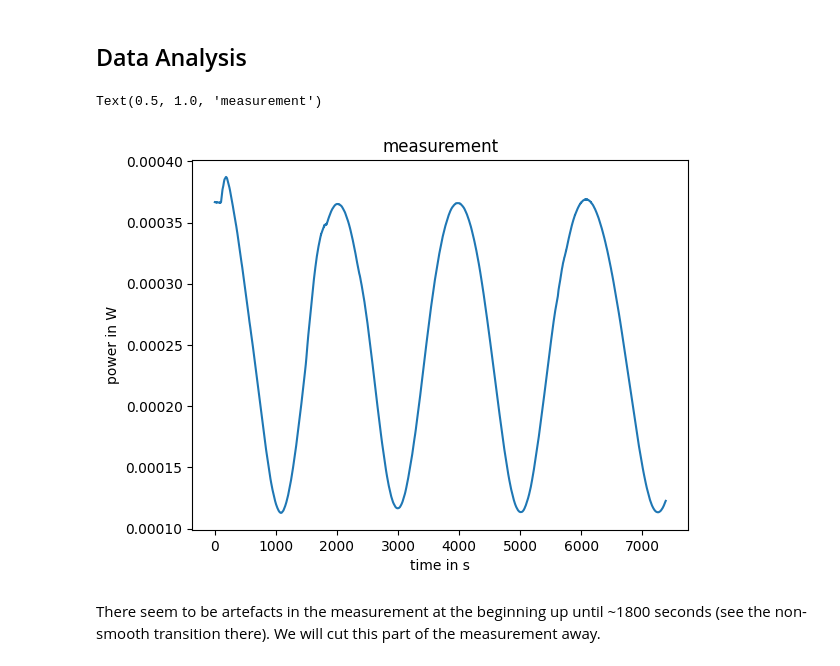
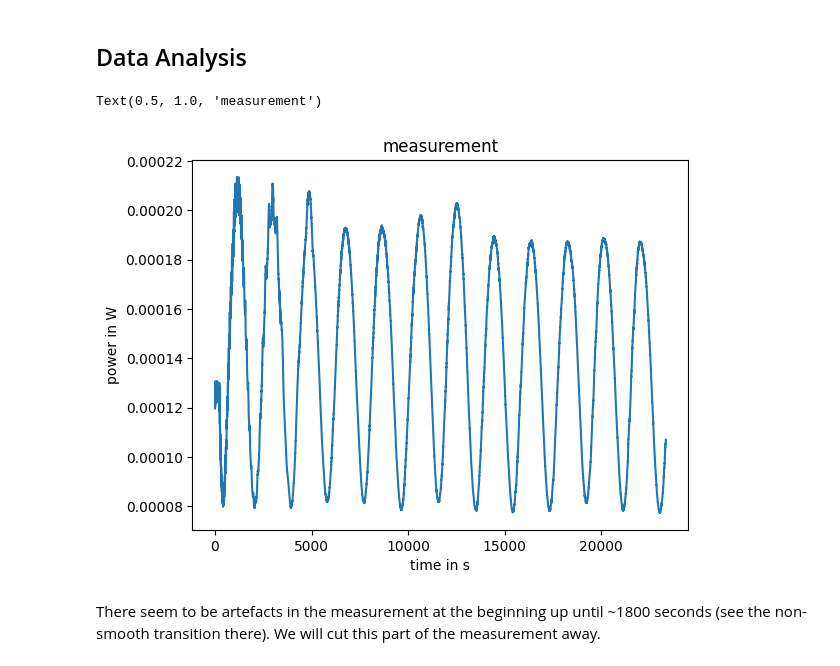
Before and after one commit to leo1200/thin-films, a Jupyter notebook: notebooks/one_growing_layer.ipynb, the cells around one changed output. Cells and saved outputs as stored; diff of their text form; code cells hidden in the pictures.

```diff
--- a/notebooks/one_growing_layer.ipynb
+++ b/notebooks/one_growing_layer.ipynb
@@ -128,31 +150,31 @@ plt.legend(loc="upper right")
 ## Data Analysis
 # %%
 # Define the CSV file path
-file_path = 'data/measurement.csv'
+file_path = 'data/measurement2.csv'
 
 # Read the CSV, skipping rows until the data table starts
 df = pd.read_csv(file_path, sep=';', skiprows=14, decimal=',')
 df.columns = df.columns.str.strip()
 
 # Strip whitespace and convert to datetime objects
 df['Time'] = pd.to_datetime(df['Time of day (hh:mm:ss)'].str.strip(), format='%H:%M:%S.%f')
 
 # Calculate time since the start
 start_time = df['Time'].iloc[0]
 df['Time Since Start (seconds)'] = (df['Time'] - start_time).dt.total_seconds()
 
 # Save as jnp arrays
 time_points_measured = jnp.asarray(df['Time Since Start (seconds)'])
 power_measured = jnp.asarray(df["Power (W)"])
 
 # Display the result
 plt.plot(time_points_measured, power_measured)
 plt.xlabel("time in s")
 plt.ylabel("power in W")
 plt.title("measurement")
 # %% [output]
 Text(0.5, 1.0, 'measurement')
-[figure, old version]
+[figure, new version]
 # %% [markdown]
 There seem to be artefacts in the measurement at the beginning up until ~1800 seconds (see the non-smooth transition there). We will cut this part of the measurement away.
 # %%
```
Also changed, not shown: parts of 13 cells of this notebook, 7 other files.
